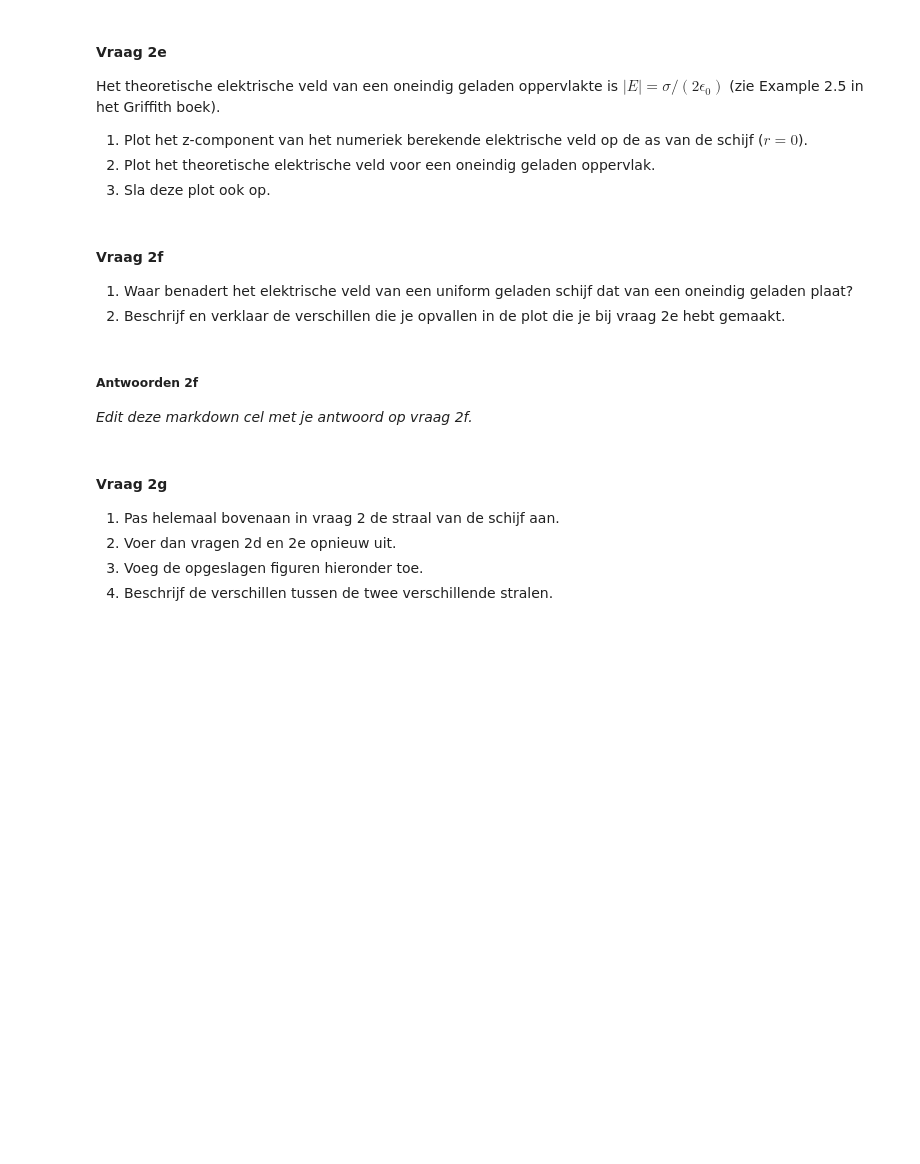
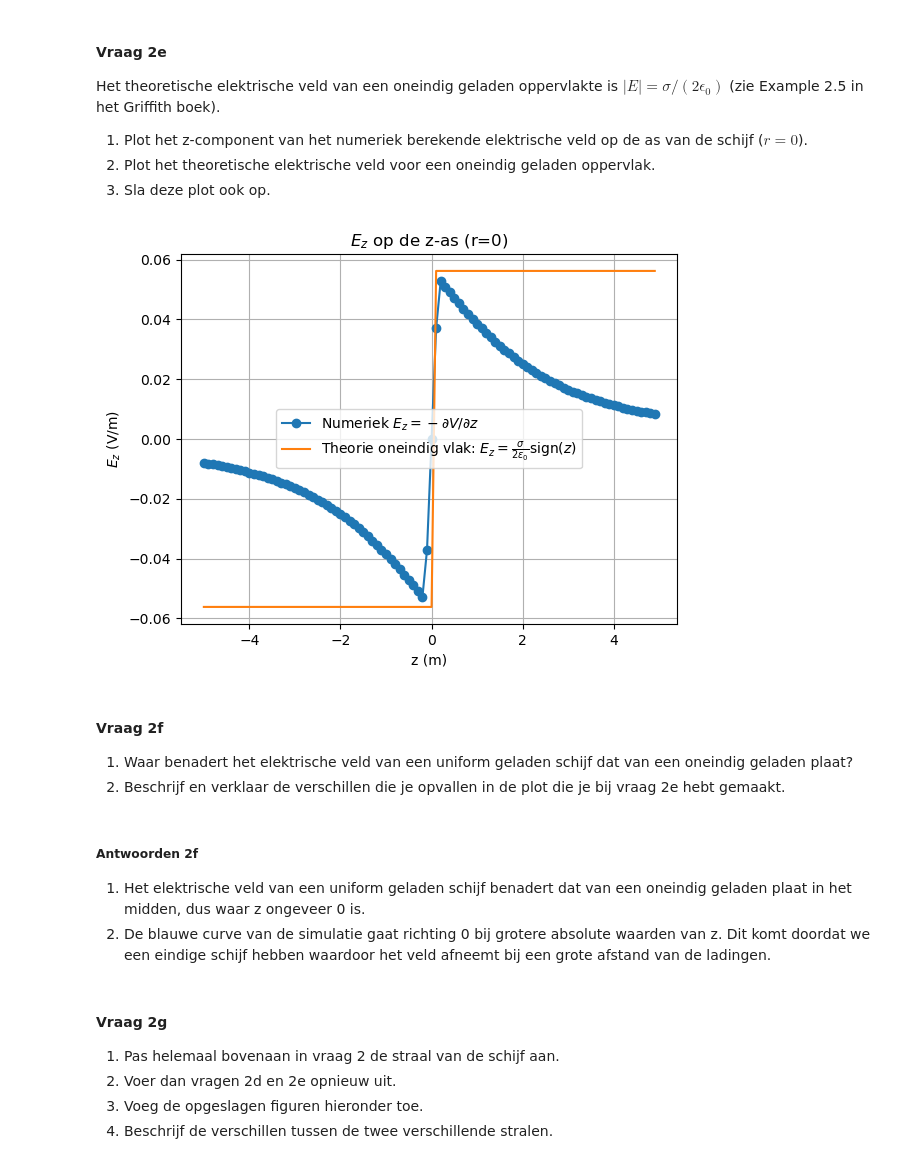
Before and after one commit to FRoerink/opdrachten-DEF-D, a Jupyter notebook: DigitaleOntwerpopdrachten/1CondensatorOpdracht/CondensatorOntwerpopdracht.ipynb, the cells around one changed output. Saved outputs shown, nothing was run; the diff lists cells and outputs as text; code cells hidden in the pictures; blank space fills up the shorter version.

```diff
--- a/DigitaleOntwerpopdrachten/1CondensatorOpdracht/CondensatorOntwerpopdracht.ipynb
+++ b/DigitaleOntwerpopdrachten/1CondensatorOpdracht/CondensatorOntwerpopdracht.ipynb
@@ -257,9 +281,25 @@ Het theoretische elektrische veld van een oneindig geladen oppervlakte is $|E| =
 2. Plot het theoretische elektrische veld voor een oneindig geladen oppervlak.
 3. Sla deze plot ook op.
 # %%
-###
-###Hier jouw code###
-###
+dV_dz = np.gradient(V[:, idx_r_zero], z)
+Ez_num = -dV_dz
+
+E0 = sigma / (2 * epsilon0)
+Ez_theorie = E0 * np.sign(z)     # boven het vlak positief, onder negatief
+Ez_theorie[np.abs(z) < 1e-15] = 0  # precies op z=0 netjes maken
+
+plt.figure()
+plt.title(r"$E_z$ op de z-as (r=0)")
+plt.plot(z, Ez_num, "o-", label=r"Numeriek $E_z = -\partial V/\partial z$")
+plt.plot(z, Ez_theorie, "-", label=r"Theorie oneindig vlak: $E_z=\frac{\sigma}{2\varepsilon_0}\mathrm{sign}(z)$")
+plt.xlabel("z (m)")
+plt.ylabel(r"$E_z$ (V/m)")
+plt.legend()
+plt.grid(True)
+
+plt.savefig("vraag_2e_Ez_z_as.png", dpi=300)
+# %% [output]
+[figure, added]
 # %% [markdown]
 #### Vraag 2f
 1. Waar benadert het elektrische veld van een uniform geladen schijf dat van een oneindig geladen plaat?
@@ -267,7 +307,8 @@ Het theoretische elektrische veld van een oneindig geladen oppervlakte is $|E| =
 # %% [markdown]
 ##### Antwoorden 2f
 
-*Edit deze markdown cel met je antwoord op vraag 2f.*
+1. Het elektrische veld van een uniform geladen schijf benadert dat van een oneindig geladen plaat in het midden, dus waar z ongeveer 0 is.
+2. De blauwe curve van de simulatie gaat richting 0 bij grotere absolute waarden van z. Dit komt doordat we een eindige schijf hebben waardoor het veld afneemt bij een grote afstand van de ladingen.
 # %% [markdown]
 #### Vraag 2g
 
```
Also changed, not shown: parts of 16 cells of this notebook, 4 other files.
